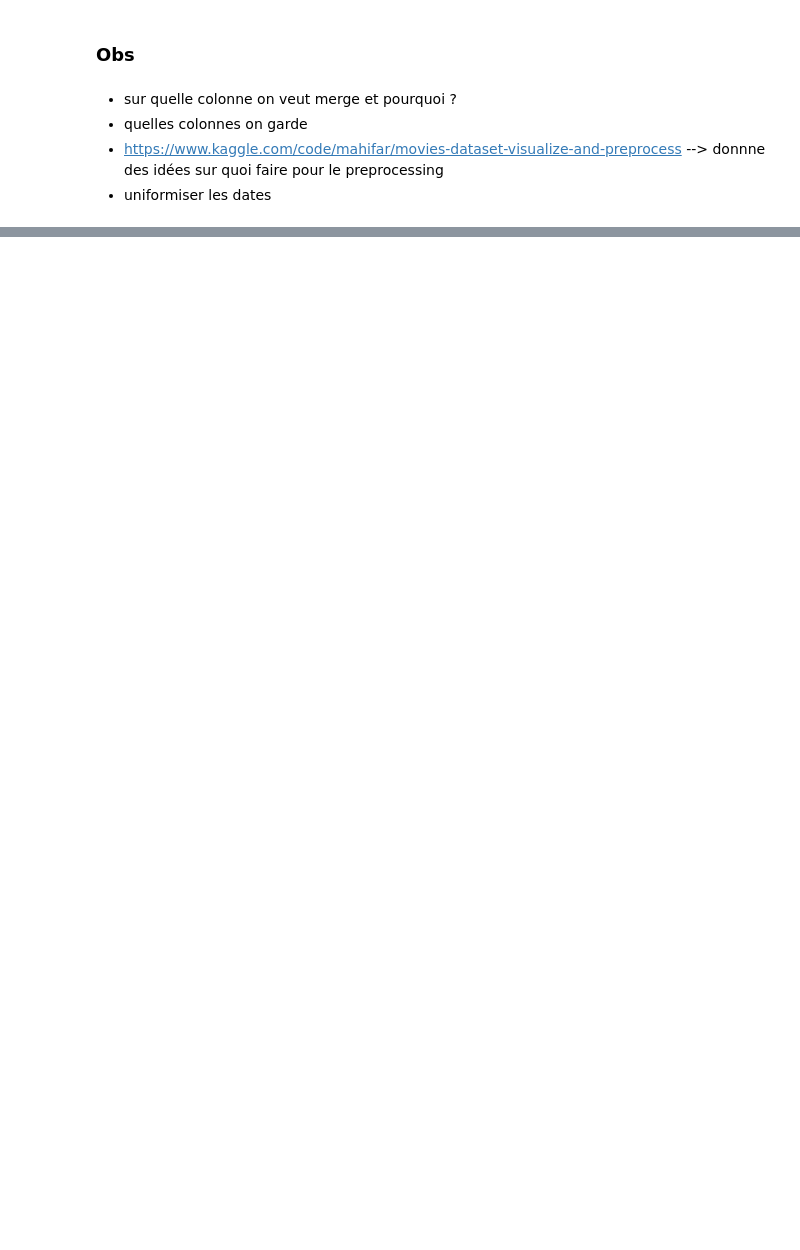
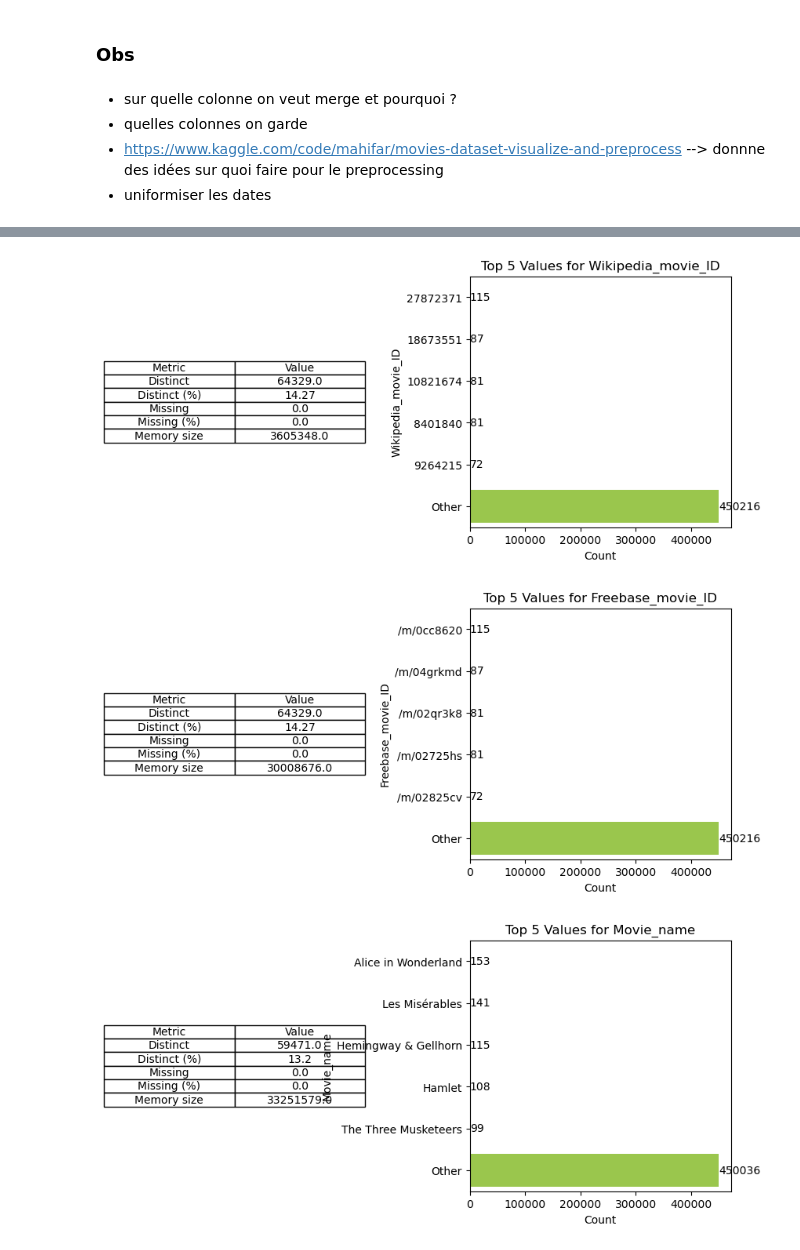
Before and after one commit to epfl-ada/ada-2024-project-dondata2025, a Jupyter notebook: juldib_preprocess.ipynb, the cells around one changed output, grey strips where cells are left out. Drawn from its saved outputs; the diff is of its cells as text; code cells hidden in the pictures; blank space fills up the shorter version.

```diff
--- a/juldib_preprocess.ipynb
+++ b/juldib_preprocess.ipynb
@@ -275,0 +289,20 @@ dtype: float64
+# %%
+# Calculate the summary statistics for each feature
+summary = pd.DataFrame({
+    'Distinct': df_popo.nunique(),
+    'Distinct (%)': df_popo.nunique() / len(df_popo) * 100,
+    'Missing': df_popo.isnull().sum(),
+    'Missing (%)': df_popo.isnull().mean() * 100,
+    'Memory size': df_popo.memory_usage(deep=True)
+})
+
+# Function to get the top 10 values and their counts for each feature
+def top_10_values(series):
+    top_10 = series.value_counts().head(10)
+    return ', '.join([f'{index}: {count}' for index, count in top_10.items()])
+
+# Add the top 10 values and their counts to the summary DataFrame
+summary['Top 10 Values'] = df_popo.apply(top_10_values)
+
+# Display the summary statistics
+summary
@@ -275,0 +327,50 @@ dtype: float64
+# %%
+import matplotlib.pyplot as plt
+import seaborn as sns
+import pandas as pd
+
+def plot_feature_summary(df, feature, include_other=False):
+    # Calculate the summary statistics for the feature
+    summary = pd.DataFrame({
+        'Distinct': [df[feature].nunique()],
+        'Distinct (%)': [df[feature].nunique() / len(df) * 100],
+        'Missing': [df[feature].isnull().sum()],
+        'Missing (%)': [df[feature].isnull().mean() * 100],
+        'Memory size': [df[feature].memory_usage(deep=True)]
+    }).round(2)
+
+    # Get the top 5 values and their counts, excluding NaN values
+    top_5 = df[feature].dropna().value_counts().head(5)
+
+    if include_other:
+        other_count = df[feature].dropna().value_counts().iloc[5:].sum()
+        top_5['Other'] = other_count
+
+    # Create a figure with a table on the left and a count plot on the right
+    fig, ax = plt.subplots(1, 2, figsize=(10, 4))
+
+    # Plot the summary table
+    ax[0].axis('tight')
+    ax[0].axis('off')
+    table_data = summary.T.reset_index()
+    table_data.columns = ['Metric', 'Value']
+    ax[0].table(cellText=table_data.values, colLabels=table_data.columns, cellLoc='center', loc='center')
+
+    # Plot the count plot
+    barplot = sns.barplot(x=top_5.values, y=top_5.index, ax=ax[1], hue=top_5.index, palette='viridis', legend=False)
+    ax[1].set_title(f'Top 5 Values for {feature}')
+    ax[1].set_xlabel('Count')
+    ax[1].set_ylabel(feature)
+
+    # Annotate each bar with the count value
+    for i in range(len(top_5)):
+        ax[1].text(top_5.values[i], i, str(top_5.values[i]), color='black', ha="left", va="center")
+
+    # Adjust the spacing between the subplots
+    plt.subplots_adjust(left=0.1, right=0.9, top=0.9, bottom=0.1, wspace=0.4)
+
+    plt.show()
+# %% [output]
+[figure, added]
+[figure, added]
+[figure, added]
```
Also changed, not shown: parts of 15 cells of this notebook.
